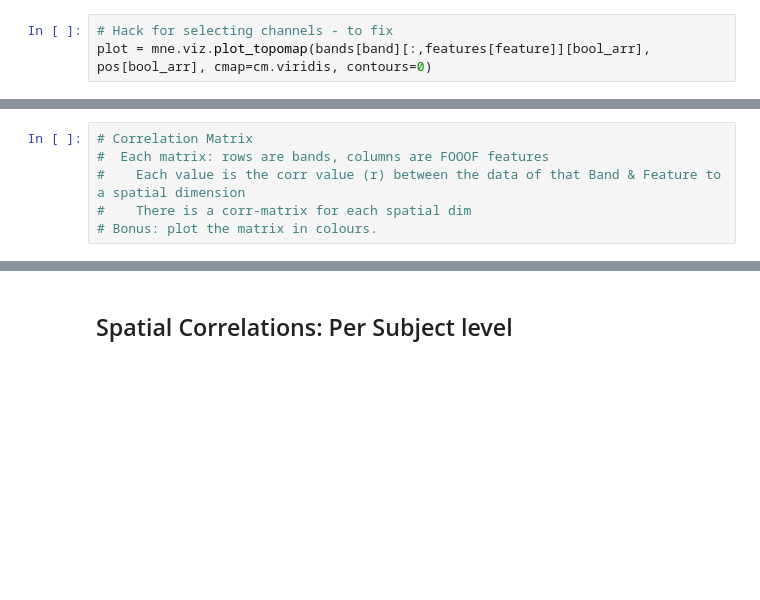
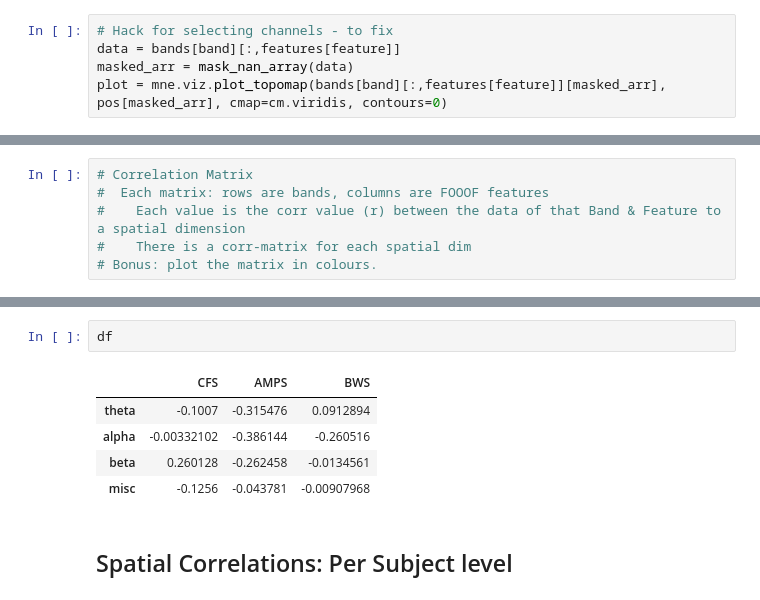
Before and after one commit to voytekresearch/EEGMapping, a Jupyter notebook: GroupAnalysis.ipynb, the cells around one changed output, grey strips where cells are left out. Drawn from its saved outputs; the diff is of its cells as text; blank space fills up the shorter version.

```diff
--- a/GroupAnalysis.ipynb
+++ b/GroupAnalysis.ipynb
@@ -130,6 +108,8 @@ for idx, bool_ind in enumerate(bool_arr):
 # %%
 # Hack for selecting channels - to fix
-plot = mne.viz.plot_topomap(bands[band][:,features[feature]][bool_arr], pos[bool_arr], cmap=cm.viridis, contours=0)
+data = bands[band][:,features[feature]]
+masked_arr = mask_nan_array(data)
+plot = mne.viz.plot_topomap(bands[band][:,features[feature]][masked_arr], pos[masked_arr], cmap=cm.viridis, contours=0)
 # %% [output]
 [figure]
 # %%
@@ -183,3 +217,11 @@ SyntaxError: invalid syntax (<ipython-input-162-be7de7212f7a>, line 1)
+# %%
+df
+# %% [output]
+|  | CFS | AMPS | BWS |
+| theta | -0.1007 | -0.315476 | 0.0912894 |
+| alpha | -0.00332102 | -0.386144 | -0.260516 |
+| beta | 0.260128 | -0.262458 | -0.0134561 |
+| misc | -0.1256 | -0.043781 | -0.00907968 |
 # %% [markdown]
 ## Spatial Correlations: Per Subject level
 # %% [markdown]
```
Also changed, not shown: parts of 36 cells of this notebook, 3 other files.
